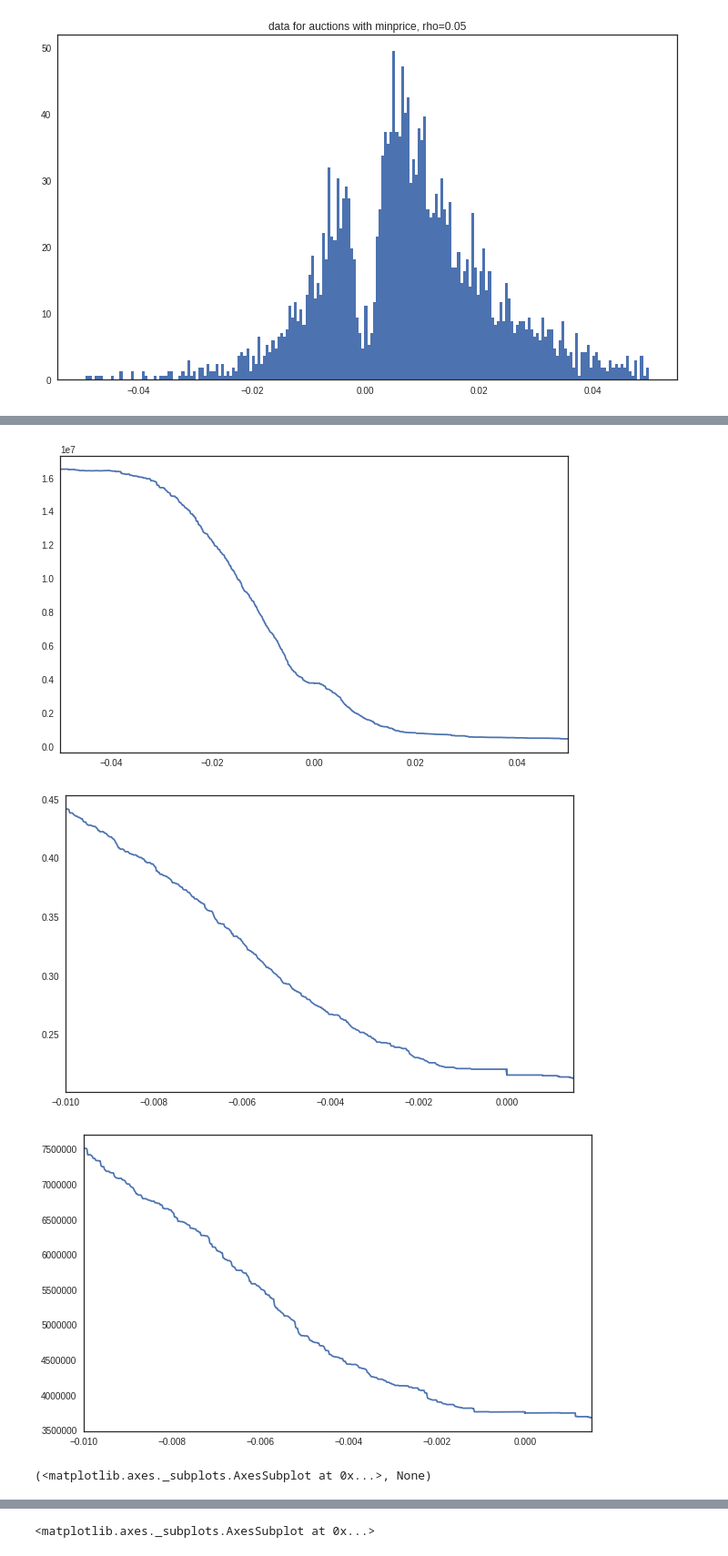
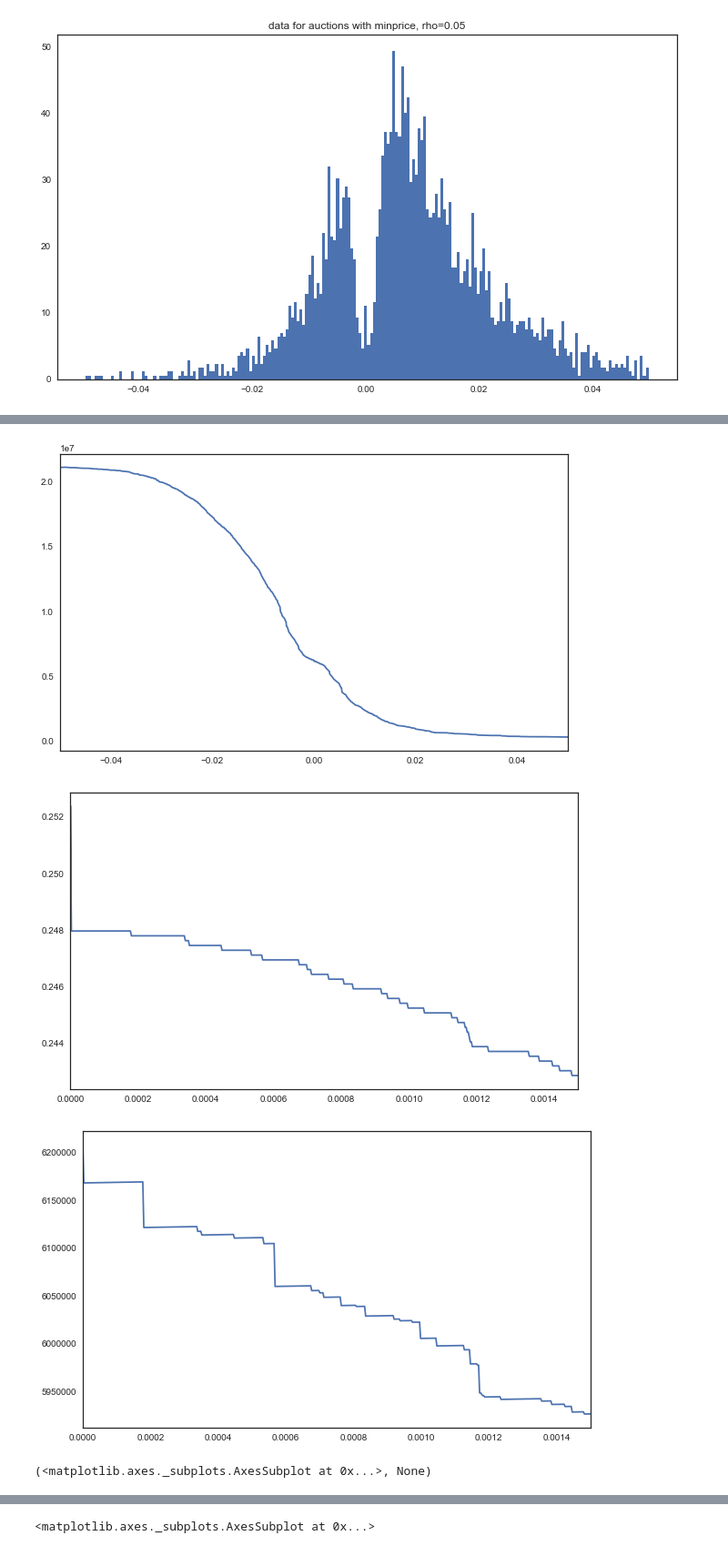
Before and after one commit to sylvaingchassang/missing_bids, a Jupyter notebook: example_tsuchiura.ipynb, the cells around one changed output, grey strips where cells are left out. Shown at 91% size. Saved outputs shown, nothing was run; the diff lists cells and outputs as text; code cells hidden in the pictures.

```diff
--- a/example_tsuchiura.ipynb
+++ b/example_tsuchiura.ipynb
@@ -23,8 +24,8 @@ hist_plot(delta[~tsuchiura_data.df_bids.minprice.isnull()],
 [figure]
 [figure]
 # %%
-tsuchiura_data.counterfactual_demand(.05,.05).demand.plot(figsize = (10,6)), plt.show()
-tsuchiura_data.counterfactual_demand(.05,.05).revenue.plot(figsize = (10,6)), plt.show()
-tsuchiura_data.counterfactual_demand(.0015,.01).demand.plot(figsize = (10,6)), plt.show()
-tsuchiura_data.counterfactual_demand(.0015,.01).revenue.plot(figsize = (10,6)), plt.show()
+tsuchiura_data.get_counterfactual_demand(.05,.05).demand.plot(figsize = (10,6)), plt.show()
+tsuchiura_data.get_counterfactual_demand(.05,.05).revenue.plot(figsize = (10,6)), plt.show()
+tsuchiura_data.get_counterfactual_demand(.0015,.0).demand.plot(figsize = (10,6)), plt.show()
+tsuchiura_data.get_counterfactual_demand(.0015,.0).revenue.plot(figsize = (10,6)), plt.show()
 # %% [output]
@@ -32,6 +33,6 @@ tsuchiura_data.counterfactual_demand(.0015,.01).revenue.plot(figsize = (10,6)),
-[figure, old version]
+[figure, new version]
-[figure, old version]
+[figure, new version]
-[figure, old version]
+[figure, new version]
 (<matplotlib.axes._subplots.AxesSubplot at 0x...>, None)
 # %%
 tsuchiura_data.set_bid_data(tsuchiura_data.df_bids[tsuchiura_data.df_bids.minprice.isnull()])
```
Also changed, not shown: parts of 14 cells of this notebook, 4 other files.
